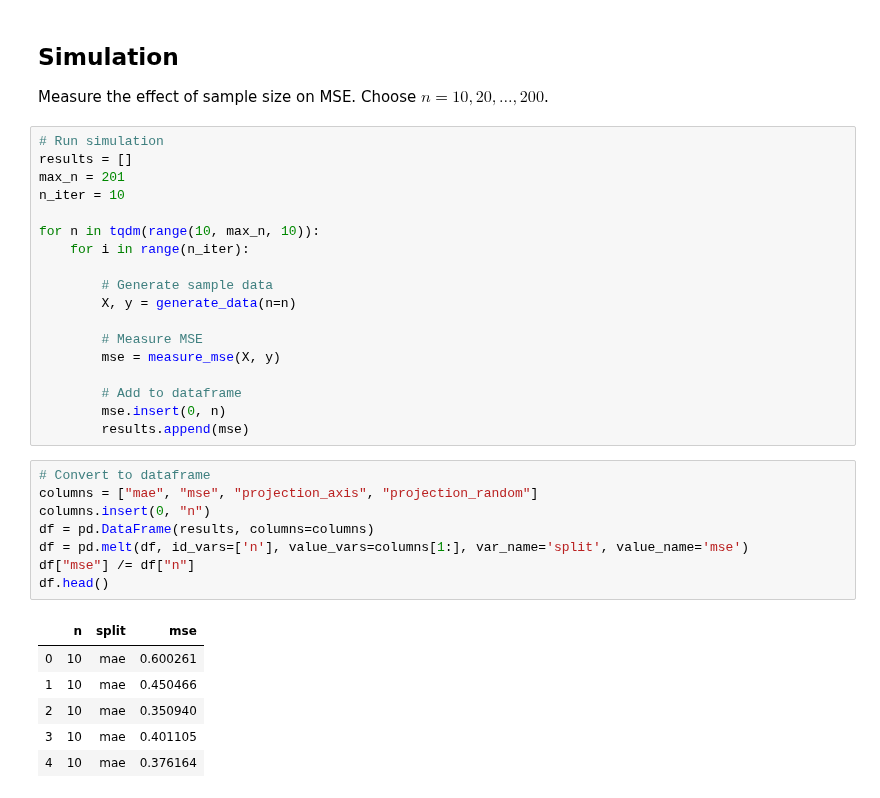
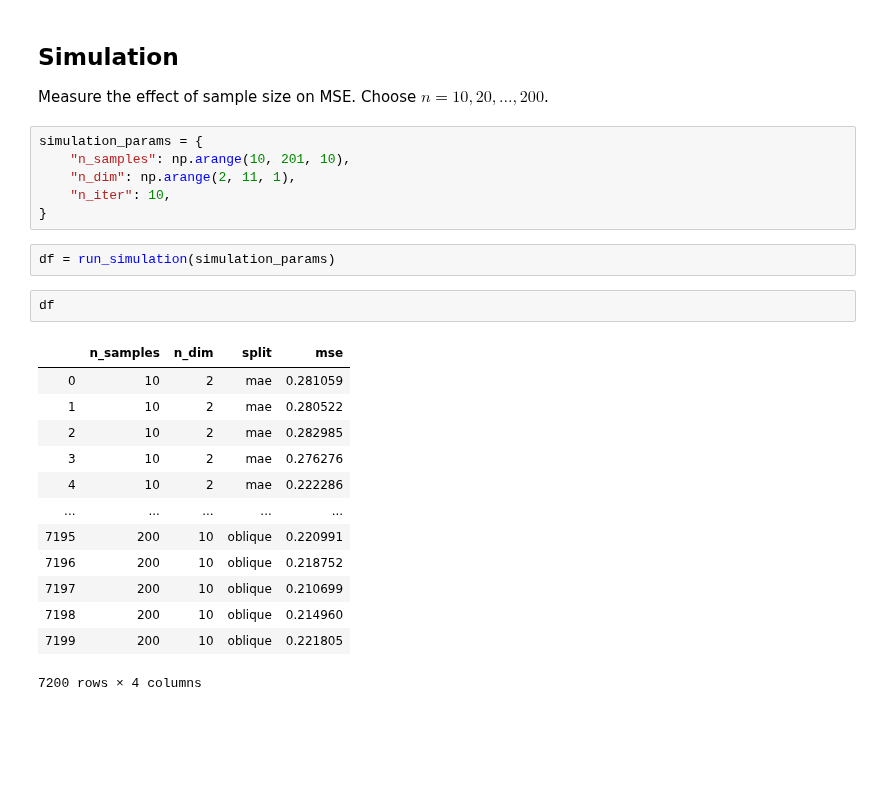
Before and after one commit to NeuroDataDesign/tealeaf, a Jupyter notebook: vivek/rf/vg_split_experiment_16_10_2019.ipynb, the cells around one changed output. Cells and saved outputs as stored; diff of their text form; blank space fills up the shorter version.

```diff
--- a/vivek/rf/vg_split_experiment_16_10_2019.ipynb
+++ b/vivek/rf/vg_split_experiment_16_10_2019.ipynb
@@ -112,39 +83,30 @@ measure_mse(X, y)
 ## Simulation
 
 Measure the effect of sample size on MSE. Choose $n=10, 20, \dots, 200$.
-# %%
-# Run simulation
-results = []
-max_n = 201
-n_iter = 10
-
-for n in tqdm(range(10, max_n, 10)):
-    for i in range(n_iter):
-
-        # Generate sample data
-        X, y = generate_data(n=n)
-
-        # Measure MSE
-        mse = measure_mse(X, y)
-
-        # Add to dataframe
-        mse.insert(0, n)
-        results.append(mse)
-# %%
-# Convert to dataframe
-columns = ["mae", "mse", "projection_axis", "projection_random"]
-columns.insert(0, "n")
-df = pd.DataFrame(results, columns=columns)
-df = pd.melt(df, id_vars=['n'], value_vars=columns[1:], var_name='split', value_name='mse')
-df["mse"] /= df["n"]
-df.head()
-# %% [output]
-|  | n | split | mse |
-| 0 | 10 | mae | 0.600261 |
-| 1 | 10 | mae | 0.450466 |
-| 2 | 10 | mae | 0.350940 |
-| 3 | 10 | mae | 0.401105 |
-| 4 | 10 | mae | 0.376164 |
+# %%
+simulation_params = {
+    "n_samples": np.arange(10, 201, 10),
+    "n_dim": np.arange(2, 11, 1),
+    "n_iter": 10,
+}
+# %%
+df = run_simulation(simulation_params)
+# %%
+df
+# %% [output]
+|  | n_samples | n_dim | split | mse |
+| 0 | 10 | 2 | mae | 0.281059 |
+| 1 | 10 | 2 | mae | 0.280522 |
+| 2 | 10 | 2 | mae | 0.282985 |
+| 3 | 10 | 2 | mae | 0.276276 |
+| 4 | 10 | 2 | mae | 0.222286 |
+| ... | ... | ... | ... | ... |
+| 7195 | 200 | 10 | oblique | 0.220991 |
+| 7196 | 200 | 10 | oblique | 0.218752 |
+| 7197 | 200 | 10 | oblique | 0.210699 |
+| 7198 | 200 | 10 | oblique | 0.214960 |
+| 7199 | 200 | 10 | oblique | 0.221805 |
+7200 rows × 4 columns
 # %%
 with sns.plotting_context("talk", font_scale=1):
 
```
Also changed, not shown: parts of 13 cells of this notebook.
